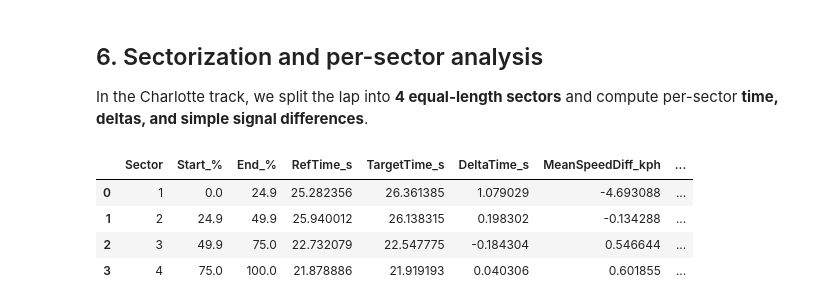
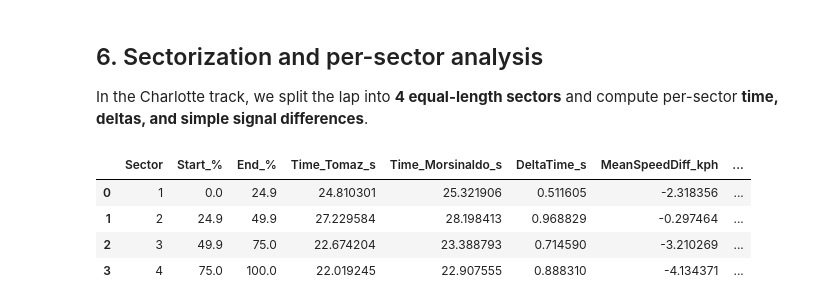
Before and after one commit to conect2ai/Racing4all, a Jupyter notebook: Iracing/Notebooks/iracing_new_heuristics.ipynb, the cells around one changed output. Drawn from its saved outputs; the diff is of its cells as text; code cells hidden in the pictures.

```diff
--- a/Iracing/Notebooks/iracing_new_heuristics.ipynb
+++ b/Iracing/Notebooks/iracing_new_heuristics.ipynb
@@ -255,0 +276,3 @@ def align_lap_by_dist(g: pd.DataFrame, grid: np.ndarray) -> Dict[str, np.ndarray
+# %%
+tomaz_df = basic_clean_and_units(raw_df)
+tomaz_df.head()
@@ -312,0 +346,11 @@ Target lap   : 4  (04:28.183)
+# %%
+# --- 1. EXTRAÇÃO DOS DADOS DO ARQUIVO .IBT ---
+root_path = "C:/Users/to_fi/OneDrive/Documents/GitHub/Doutorado/Racing4all/Iracing/"
+google_drive_path = "C:/Users/to_fi/OneDrive/Documents/Google Drive/Meu Drive/Estudos/Datasets - Simracing/Mazda - Charlotte"
+
+ibt_file = google_drive_path + "/mx5 mx52016_charlotte 2025 roval2025 2026-01-22 14-13-43(Morsinaldo).ibt"
+
+raw_morsinaldo_df = load_from_ibt(Path(ibt_file))
+#Data Cleaning
+morsinaldo_df = basic_clean_and_units(raw_morsinaldo_df)
+morsinaldo_df.head()
@@ -364,43 +546,18 @@ In the Charlotte track, we split the lap into **4 equal-length sectors** and com
 # %%
+N_SECTORS = 4
 
-def sector_slices(n_points: int, n_sectors: int) -> List[slice]:
-    edges = np.linspace(0, n_points - 1, n_sectors + 1).astype(int)
-    out = []
-    for i in range(n_sectors):
-        a, b = edges[i], edges[i+1]
-        if b <= a: b = a + 1
-        out.append(slice(a, b + 1))
-    return out
+sectors_AB = sector_analysis(
+    interp_A,
+    interp_B,
+    n_sectors=N_SECTORS,
+    label_A="Tomaz",
+    label_B="Morsinaldo",
+)
 
-def sector_analysis(ref_interp: Dict[str, np.ndarray],
-                    tgt_interp: Dict[str, np.ndarray],
-                    n_sectors: int) -> pd.DataFrame:
-    n = len(ref_interp["t_rel"])
-    slices = sector_slices(n, n_sectors)
-    rows = []
-    for i, sl_ in enumerate(slices, start=1):
-        a, b = sl_.start, sl_.stop - 1
-        ref_sec_time = float(ref_interp["t_rel"][b] - ref_interp["t_rel"][a])
-        tgt_sec_time = float(tgt_interp["t_rel"][b] - tgt_interp["t_rel"][a])
-        sl = slice(a, b + 1)
-        rows.append({
-            "Sector": i,
-            "Start_%": round(100 * a / (n-1), 1),
-            "End_%":   round(100 * b / (n-1), 1),
-            "RefTime_s": ref_sec_time,
-            "TargetTime_s": tgt_sec_time,
-            "DeltaTime_s": float(tgt_sec_time - ref_sec_time),
-            "MeanSpeedDiff_kph": float(np.nanmean(tgt_interp["speed"][sl] - ref_interp["speed"][sl])),
-            "MeanThrottleDiff_pct": float(np.nanmean(tgt_interp["throttle"][sl] - ref_interp["throttle"][sl])),
-            "MeanBrakeDiff_pct": float(np.nanmean(tgt_interp["brake"][sl] - ref_interp["brake"][sl])),
-        })
-    return pd.DataFrame(rows)
-
-sectors = sector_analysis(ref_interp, tgt_interp, n_sectors=N_SECTORS)
-sectors
+sectors_AB
 # %% [output]
-|  | Sector | Start_% | End_% | RefTime_s | TargetTime_s | DeltaTime_s | MeanSpeedDiff_kph | ... |
-| 0 | 1 | 0.0 | 24.9 | 25.282356 | 26.361385 | 1.079029 | -4.693088 | ... |
-| 1 | 2 | 24.9 | 49.9 | 25.940012 | 26.138315 | 0.198302 | -0.134288 | ... |
-| 2 | 3 | 49.9 | 75.0 | 22.732079 | 22.547775 | -0.184304 | 0.546644 | ... |
-| 3 | 4 | 75.0 | 100.0 | 21.878886 | 21.919193 | 0.040306 | 0.601855 | ... |
+|  | Sector | Start_% | End_% | Time_Tomaz_s | Time_Morsinaldo_s | DeltaTime_s | MeanSpeedDiff_kph | ... |
+| 0 | 1 | 0.0 | 24.9 | 24.810301 | 25.321906 | 0.511605 | -2.318356 | ... |
+| 1 | 2 | 24.9 | 49.9 | 27.229584 | 28.198413 | 0.968829 | -0.297464 | ... |
+| 2 | 3 | 49.9 | 75.0 | 22.674204 | 23.388793 | 0.714590 | -3.210269 | ... |
+| 3 | 4 | 75.0 | 100.0 | 22.019245 | 22.907555 | 0.888310 | -4.134371 | ... |
```
Also changed, not shown: parts of 21 cells of this notebook, 1 other file.
